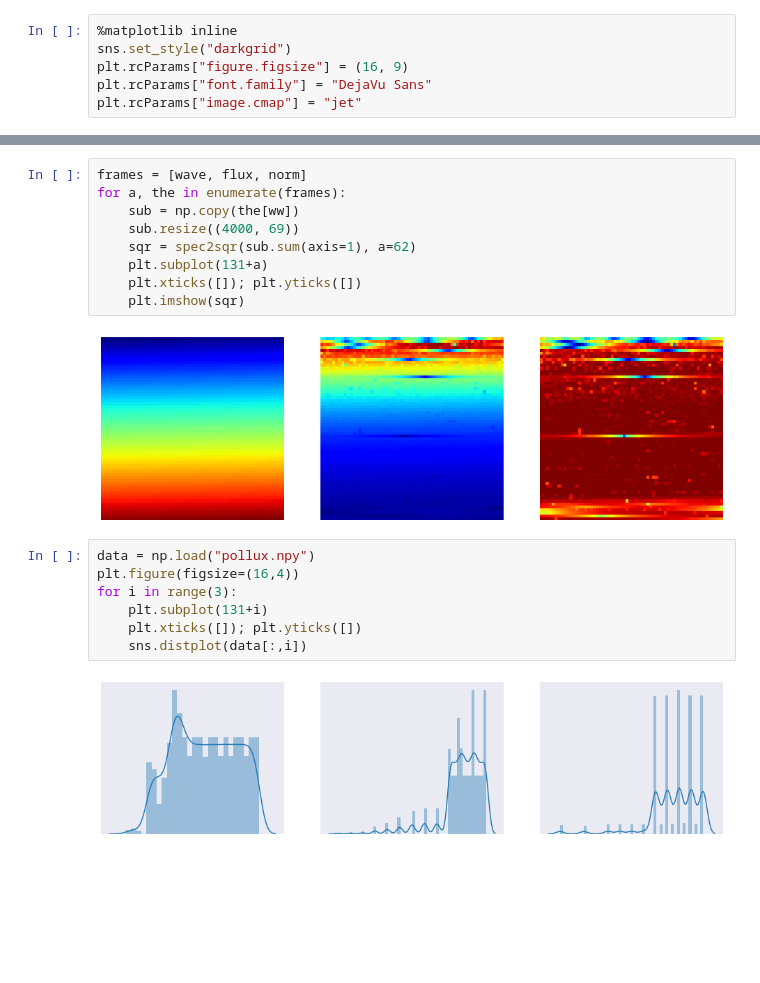
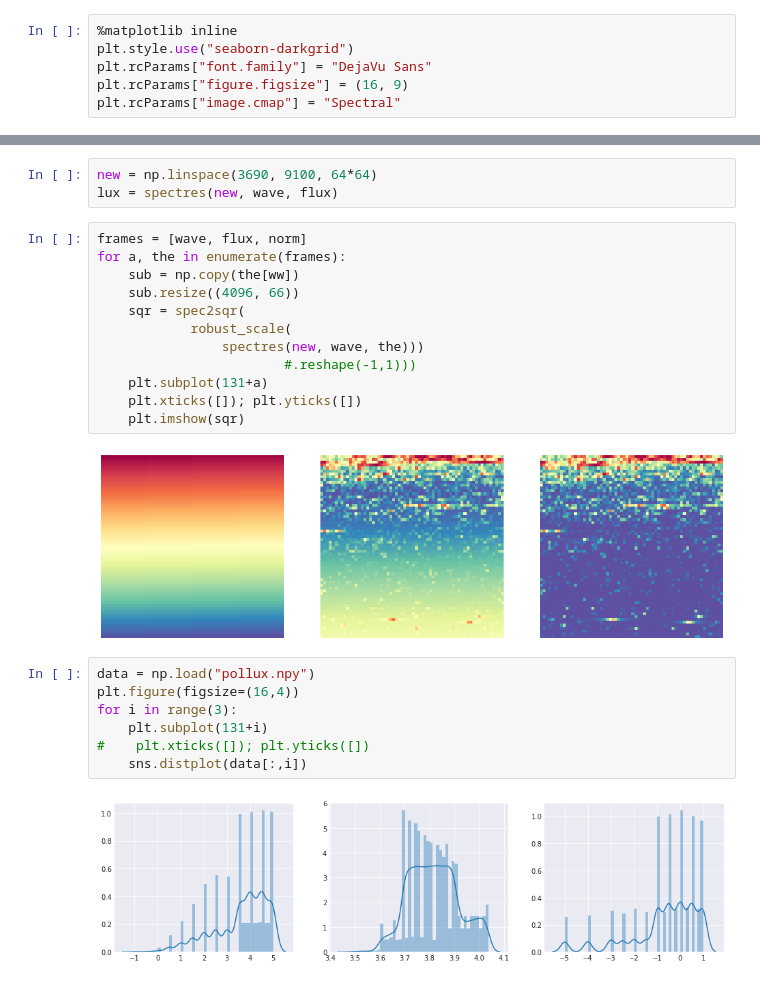
Before and after one commit to astrograzl/__.xXx.__, a Jupyter notebook: Pollux.ipynb, the cells around one changed output, grey strips where cells are left out. Saved outputs shown, nothing was run; the diff lists cells and outputs as text; blank space fills up the shorter version.

```diff
--- a/Pollux.ipynb
+++ b/Pollux.ipynb
@@ -9,9 +11,9 @@ from castor import spec2sqr
 # %%
 %matplotlib inline
-sns.set_style("darkgrid")
+plt.style.use("seaborn-darkgrid")
+plt.rcParams["font.family"] = "DejaVu Sans"
 plt.rcParams["figure.figsize"] = (16, 9)
-plt.rcParams["font.family"] = "DejaVu Sans"
-plt.rcParams["image.cmap"] = "jet"
+plt.rcParams["image.cmap"] = "Spectral"
 # %%
 pollux = glob.glob("/mnt/arch/POLLUX/spec/*")
 wave, flux, norm = np.loadtxt(random.choice(pollux), unpack=True)
@@ -40,20 +41,26 @@ plt.subplot(122); plt.imshow(spec2sqr(norm[ww])); plt.colorbar(); plt.grid(False
+# %%
+new = np.linspace(3690, 9100, 64*64)
+lux = spectres(new, wave, flux)
 # %%
 frames = [wave, flux, norm]
 for a, the in enumerate(frames):
     sub = np.copy(the[ww])
-    sub.resize((4000, 69))
-    sqr = spec2sqr(sub.sum(axis=1), a=62)
+    sub.resize((4096, 66))
+    sqr = spec2sqr(
+            robust_scale(
+                spectres(new, wave, the)))
+                        #.reshape(-1,1)))
     plt.subplot(131+a)
     plt.xticks([]); plt.yticks([])
     plt.imshow(sqr)
 # %% [output]
-[figure, old version]
+[figure, new version]
 # %%
 data = np.load("pollux.npy")
 plt.figure(figsize=(16,4))
 for i in range(3):
     plt.subplot(131+i)
-    plt.xticks([]); plt.yticks([])
+#    plt.xticks([]); plt.yticks([])
     sns.distplot(data[:,i])
 # %% [output]
-[figure, old version]
+[figure, new version]
```
Also changed, not shown: parts of 7 cells of this notebook, 32 other files.
